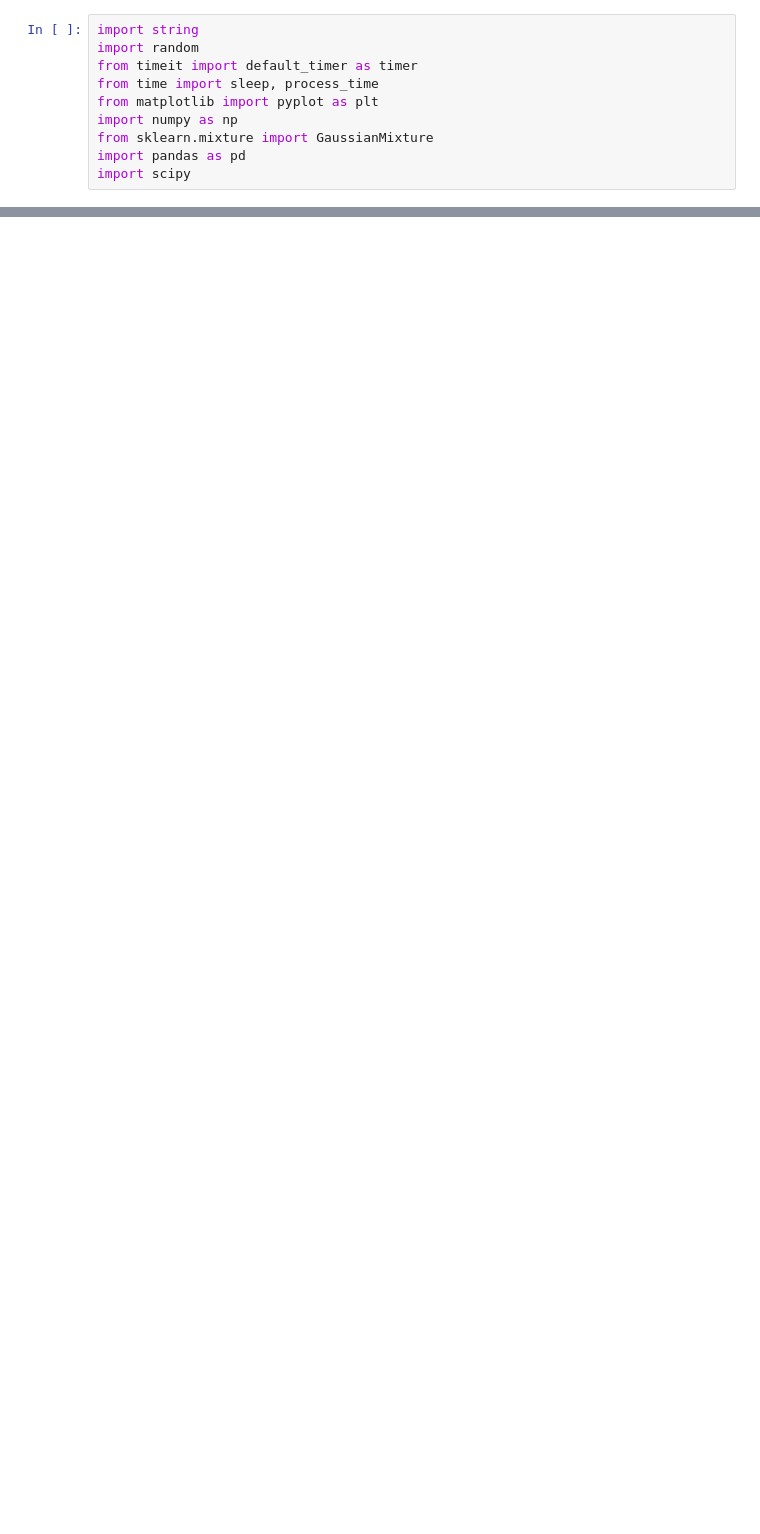
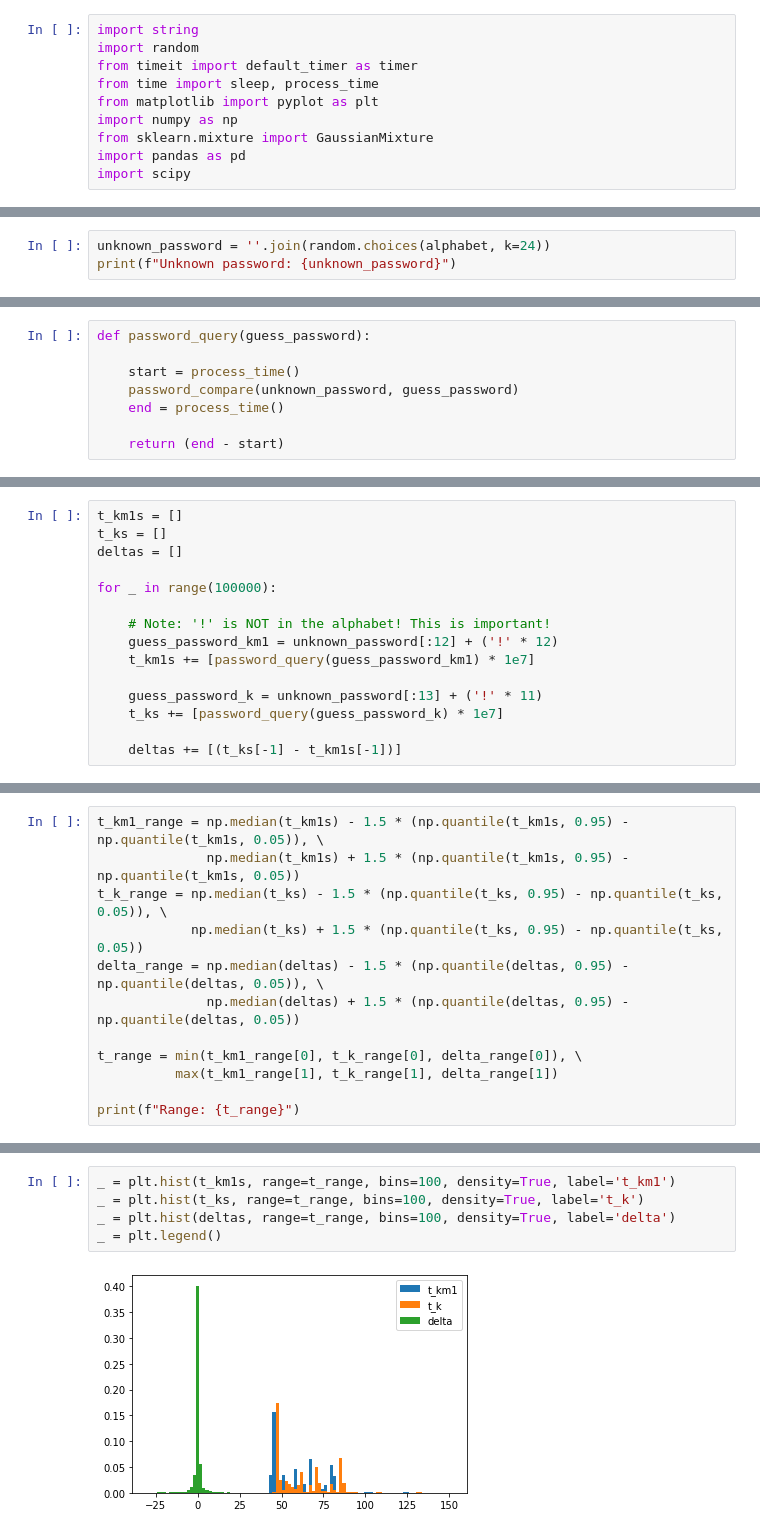
Before and after one commit to RobertDurfee/GMMTimingAttack, a Jupyter notebook: GMMTimingAttack.ipynb, the cells around one changed output, grey strips where cells are left out. Cells and saved outputs as stored; diff of their text form; blank space fills up the shorter version.

Commit message:
Implemented slow compare gaussian mixture model timing attack.

```diff
--- a/GMMTimingAttack.ipynb
+++ b/GMMTimingAttack.ipynb
@@ -110,0 +26,3 @@ _ = plt.plot(xx, scipy.stats.norm.pdf(xx, gmm.means_[1,0], gmm.covariances_[1,0]
+# %%
+unknown_password = ''.join(random.choices(alphabet, k=24))
+print(f"Unknown password: {unknown_password}")
@@ -110,0 +48,8 @@ _ = plt.plot(xx, scipy.stats.norm.pdf(xx, gmm.means_[1,0], gmm.covariances_[1,0]
+# %%
+def password_query(guess_password):
+
+    start = process_time()
+    password_compare(unknown_password, guess_password)
+    end = process_time()
+
+    return (end - start)
@@ -110,0 +62,15 @@ _ = plt.plot(xx, scipy.stats.norm.pdf(xx, gmm.means_[1,0], gmm.covariances_[1,0]
+# %%
+t_km1s = []
+t_ks = []
+deltas = []
+
+for _ in range(100000):
+
+    # Note: '!' is NOT in the alphabet! This is important!
+    guess_password_km1 = unknown_password[:12] + ('!' * 12)
+    t_km1s += [password_query(guess_password_km1) * 1e7]
+
+    guess_password_k = unknown_password[:13] + ('!' * 11)
+    t_ks += [password_query(guess_password_k) * 1e7]
+
+    deltas += [(t_ks[-1] - t_km1s[-1])]
@@ -110,0 +79,12 @@ _ = plt.plot(xx, scipy.stats.norm.pdf(xx, gmm.means_[1,0], gmm.covariances_[1,0]
+# %%
+t_km1_range = np.median(t_km1s) - 1.5 * (np.quantile(t_km1s, 0.95) - np.quantile(t_km1s, 0.05)), \
+              np.median(t_km1s) + 1.5 * (np.quantile(t_km1s, 0.95) - np.quantile(t_km1s, 0.05))
+t_k_range = np.median(t_ks) - 1.5 * (np.quantile(t_ks, 0.95) - np.quantile(t_ks, 0.05)), \
+            np.median(t_ks) + 1.5 * (np.quantile(t_ks, 0.95) - np.quantile(t_ks, 0.05))
+delta_range = np.median(deltas) - 1.5 * (np.quantile(deltas, 0.95) - np.quantile(deltas, 0.05)), \
+              np.median(deltas) + 1.5 * (np.quantile(deltas, 0.95) - np.quantile(deltas, 0.05))
+
+t_range = min(t_km1_range[0], t_k_range[0], delta_range[0]), \
+          max(t_km1_range[1], t_k_range[1], delta_range[1])
+
+print(f"Range: {t_range}")
@@ -110,0 +95,7 @@ _ = plt.plot(xx, scipy.stats.norm.pdf(xx, gmm.means_[1,0], gmm.covariances_[1,0]
+# %%
+_ = plt.hist(t_km1s, range=t_range, bins=100, density=True, label='t_km1')
+_ = plt.hist(t_ks, range=t_range, bins=100, density=True, label='t_k')
+_ = plt.hist(deltas, range=t_range, bins=100, density=True, label='delta')
+_ = plt.legend()
+# %% [output]
+[figure, added]
```
Also changed, not shown: parts of 65 cells of this notebook, 5 other files.
